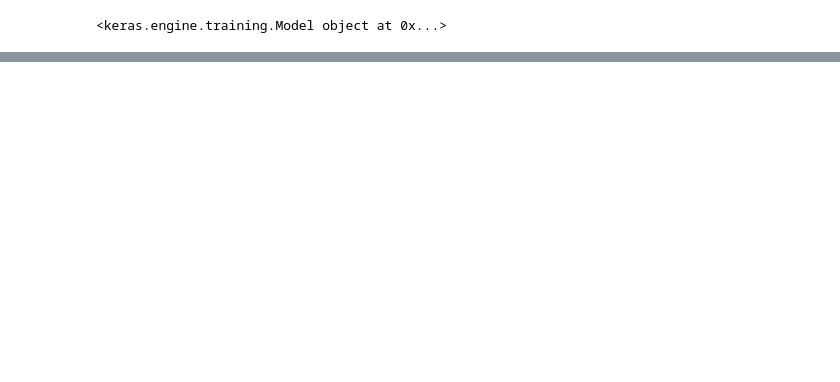
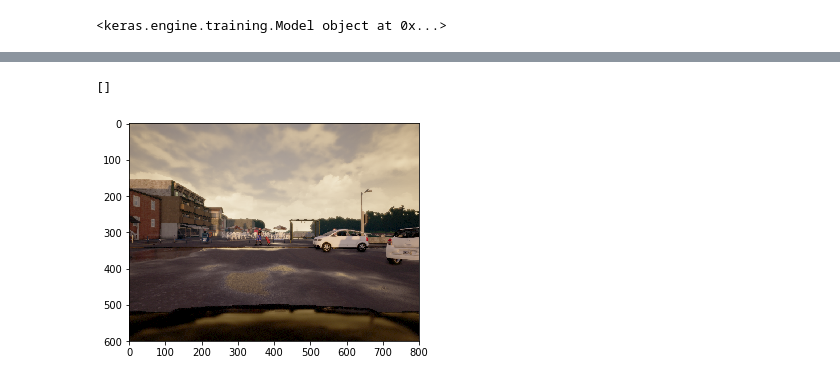
Before and after one commit to rohts-patil/semantic-segmentation, a Jupyter notebook: scratch.ipynb, the cells around one changed output, grey strips where cells are left out. Drawn from its saved outputs; the diff is of its cells as text; code cells hidden in the pictures; blank space fills up the shorter version.

```diff
--- a/scratch.ipynb
+++ b/scratch.ipynb
@@ -155,0 +196,6 @@ ________________________________________________________________________________
+# %%
+plt.imshow(X_test[40])
+plt.plot()
+# %% [output]
+[]
+[figure, added]
```
Also changed, not shown: parts of 12 cells of this notebook, 5 other files.
